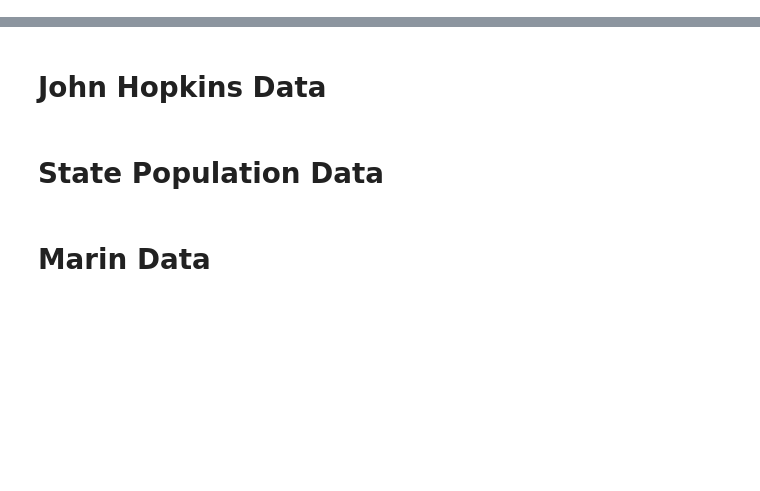
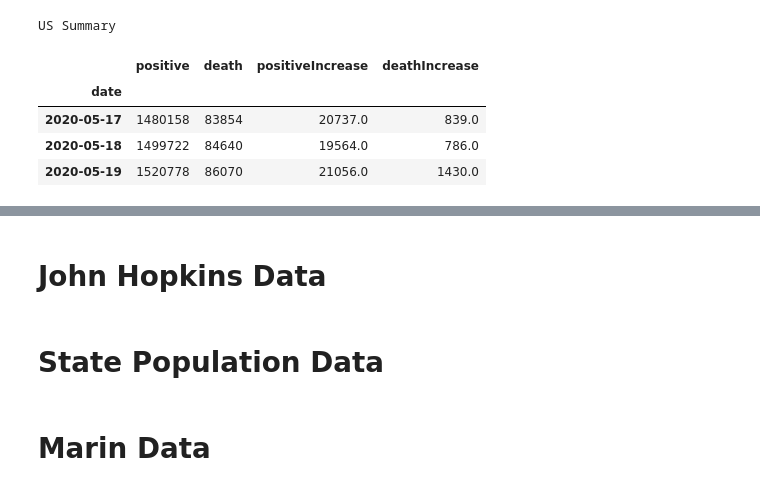
Before and after one commit to DMXMax/covid19, a Jupyter notebook: coviddata.ipynb, the cells around one changed output, grey strips where cells are left out. Drawn from its saved outputs; the diff is of its cells as text; code cells hidden in the pictures; blank space fills up the shorter version.

```diff
--- a/coviddata.ipynb
+++ b/coviddata.ipynb
@@ -33,5 +33,15 @@ dfJHUData = pd.read_csv(jhurl, header=0,
 # %%
 dfWHO = dfWHO.rename(columns={"Confirmed": "confirmed", "Deaths": "who_deaths"})
 dfWHO.index.names=['date']
+# %%
+print("US Summary")
+dfCovidtracking.groupby(by='date').sum()[-3:][['positive', 'death', 'positiveIncrease', 'deathIncrease']]
+# %% [output]
+US Summary
+|  | positive | death | positiveIncrease | deathIncrease |
+| date |  |  |  |  |
+| 2020-05-17 | 1480158 | 83854 | 20737.0 | 839.0 |
+| 2020-05-18 | 1499722 | 84640 | 19564.0 | 786.0 |
+| 2020-05-19 | 1520778 | 86070 | 21056.0 | 1430.0 |
 # %%
 dfCovidtracking[dfCovidtracking.state=='CA'].head(10)
```
Also changed, not shown: parts of 1 cell of this notebook.
